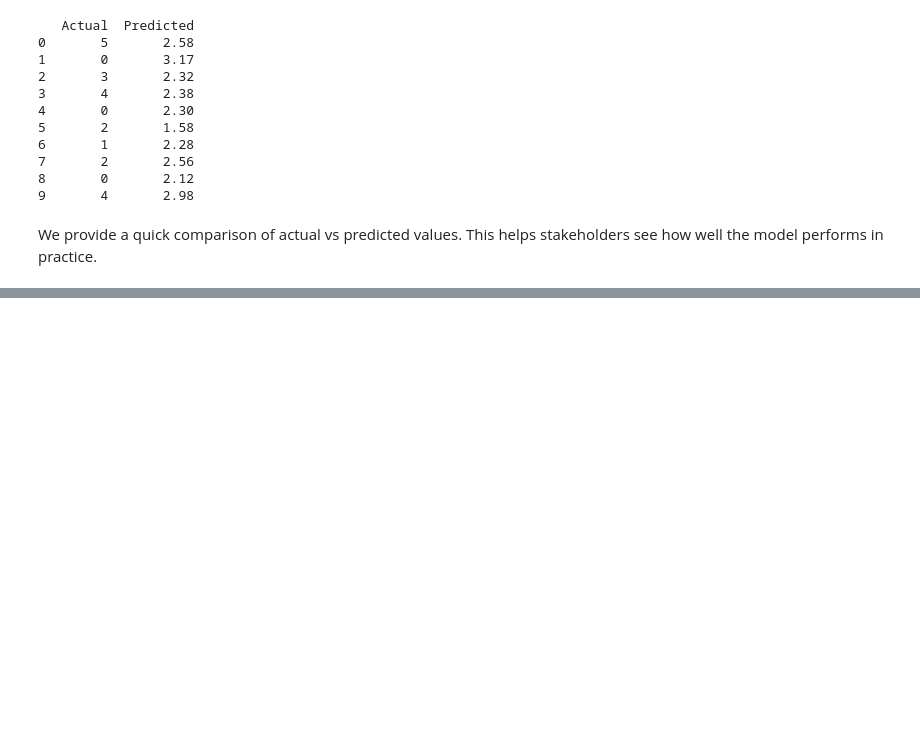
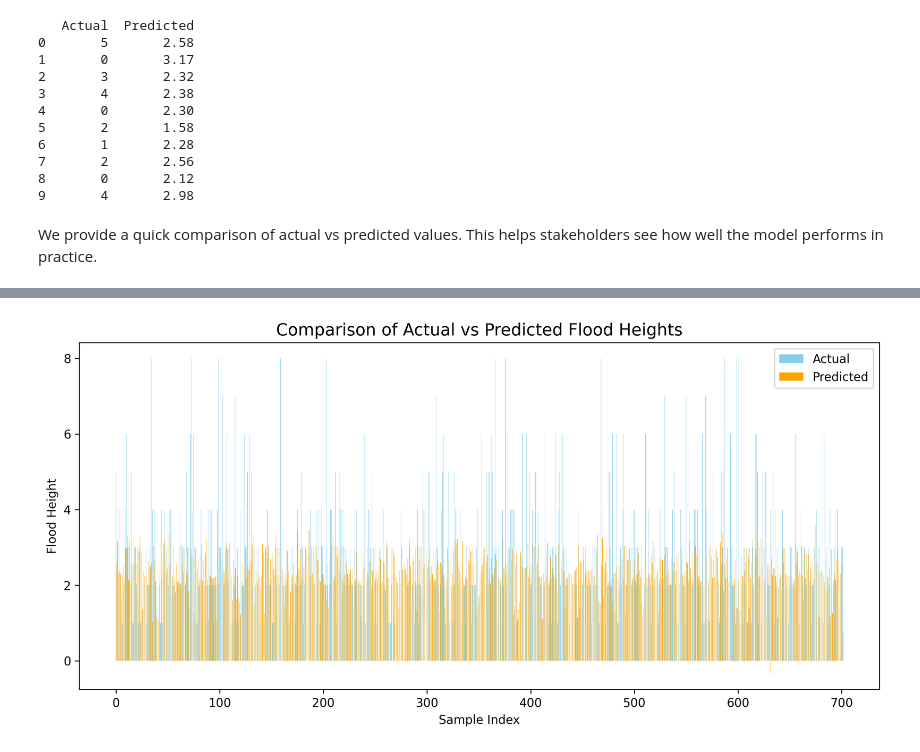
Before and after one commit to clemweb3/Metro-Manila-Flood-Insights, a Jupyter notebook: Notebooks/03_Modelling_Pipeline.ipynb, the cells around one changed output, grey strips where cells are left out. Drawn from its saved outputs; the diff is of its cells as text; code cells hidden in the pictures; blank space fills up the shorter version.

```diff
--- a/Notebooks/03_Modelling_Pipeline.ipynb
+++ b/Notebooks/03_Modelling_Pipeline.ipynb
@@ -117,0 +132,14 @@ We provide a quick comparison of actual vs predicted values. This helps stakehol
+# %%
+plt.figure(figsize=(10,5), dpi=300)
+indices = np.arange(len(y_test))
+width = 0.35
+plt.bar(indices - width/2, y_test, width, label='Actual', color='skyblue')
+plt.bar(indices + width/2, y_pred, width, label='Predicted', color='orange')
+plt.title("Comparison of Actual vs Predicted Flood Heights", fontsize=14)
+plt.xlabel("Sample Index")
+plt.ylabel("Flood Height")
+plt.legend()
+plt.tight_layout()
+plt.show()
+# %% [output]
+[figure, added]
```
Also changed, not shown: parts of 4 cells of this notebook, 1 other file.
